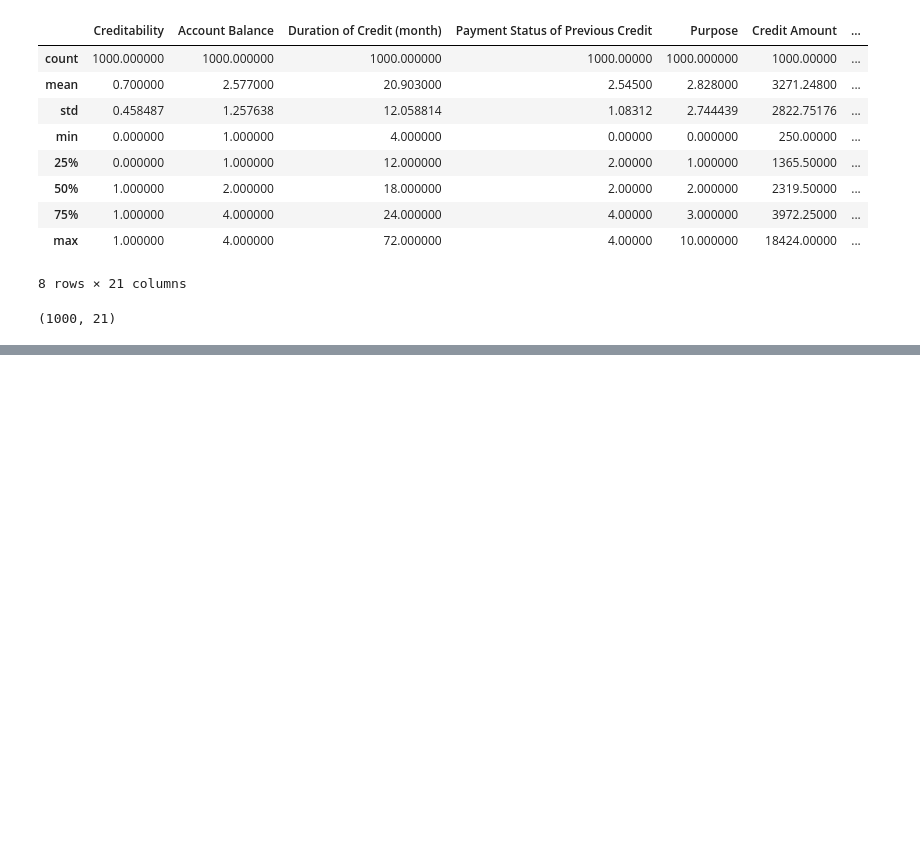
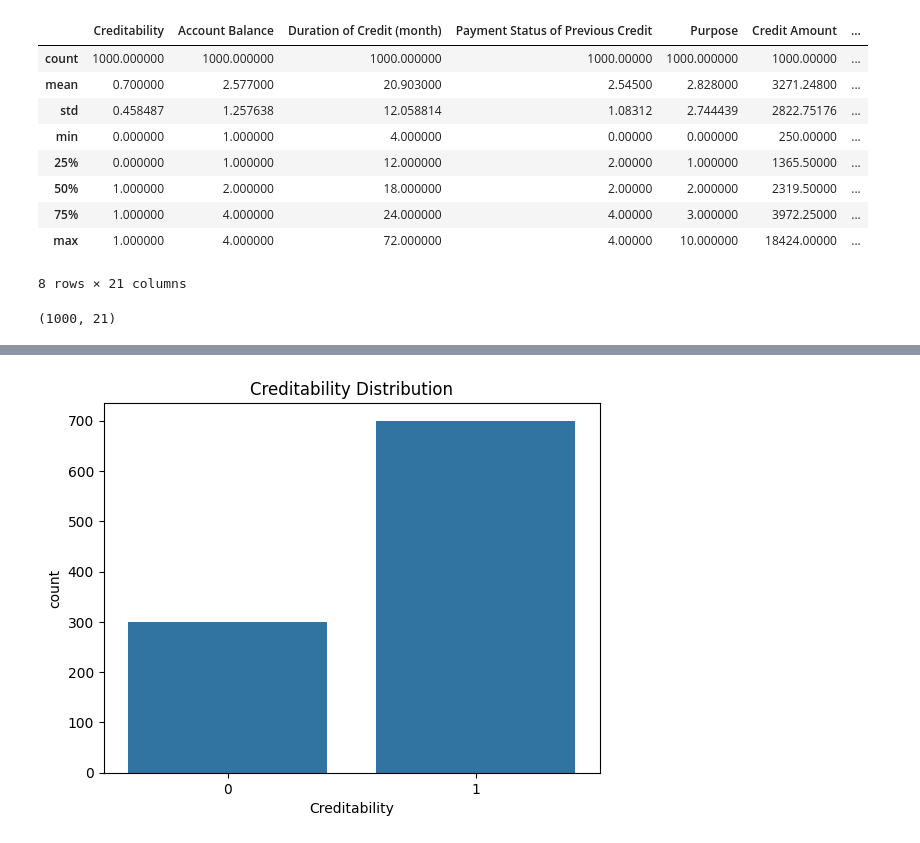
Before and after one commit to magdakantara/Bachelor-End-Project-Code---XAI, a Jupyter notebook: EDA_german.ipynb, the cells around one changed output, grey strips where cells are left out. Cells and saved outputs as stored; diff of their text form; code cells hidden in the pictures; blank space fills up the shorter version.

```diff
--- a/EDA_german.ipynb
+++ b/EDA_german.ipynb
@@ -30,0 +129,6 @@ df.shape
+# %%
+sns.countplot(x=df[target])
+plt.title("Creditability Distribution")
+plt.show()
+# %% [output]
+[figure, added]
```
Also changed, not shown: parts of 11 cells of this notebook, 1 other file.
